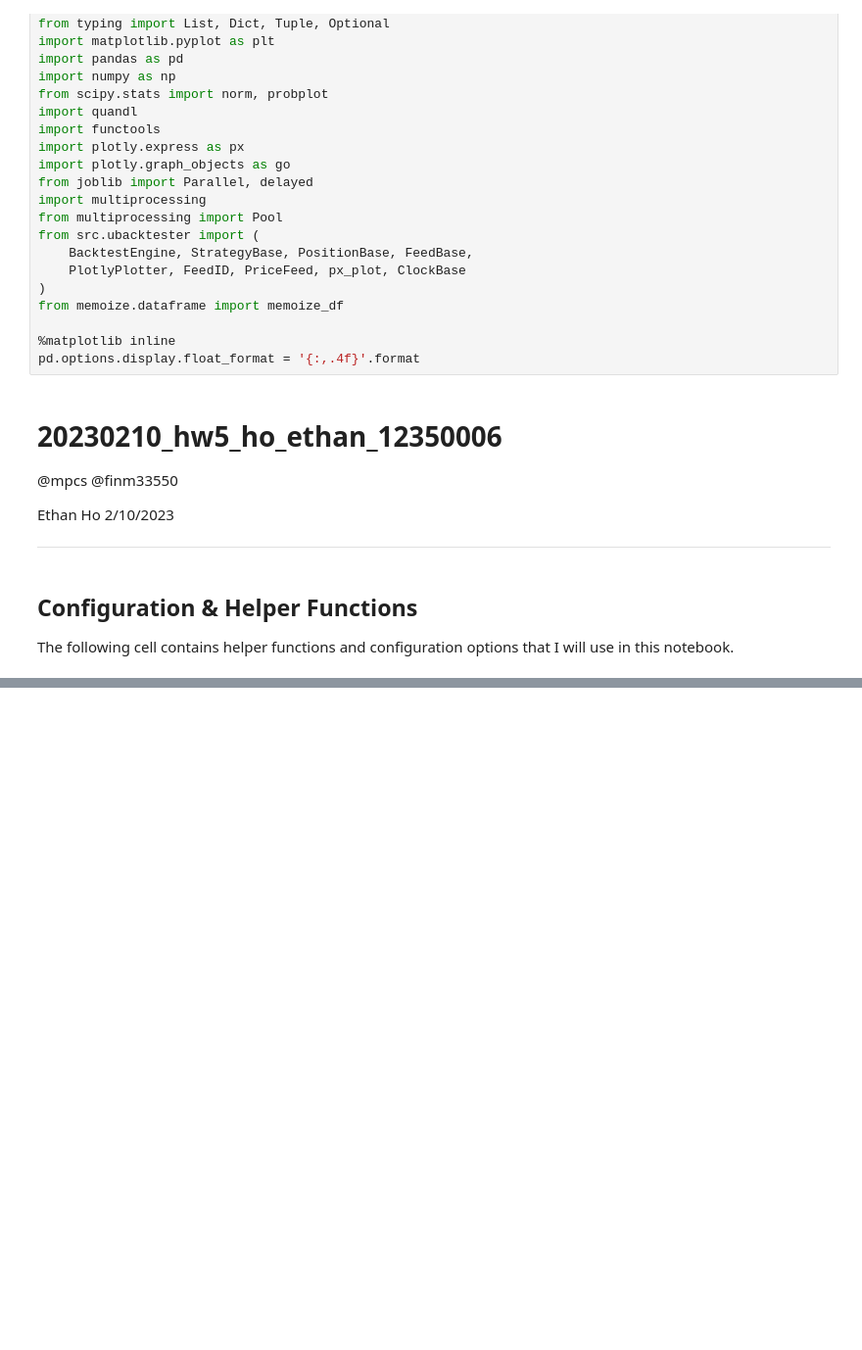
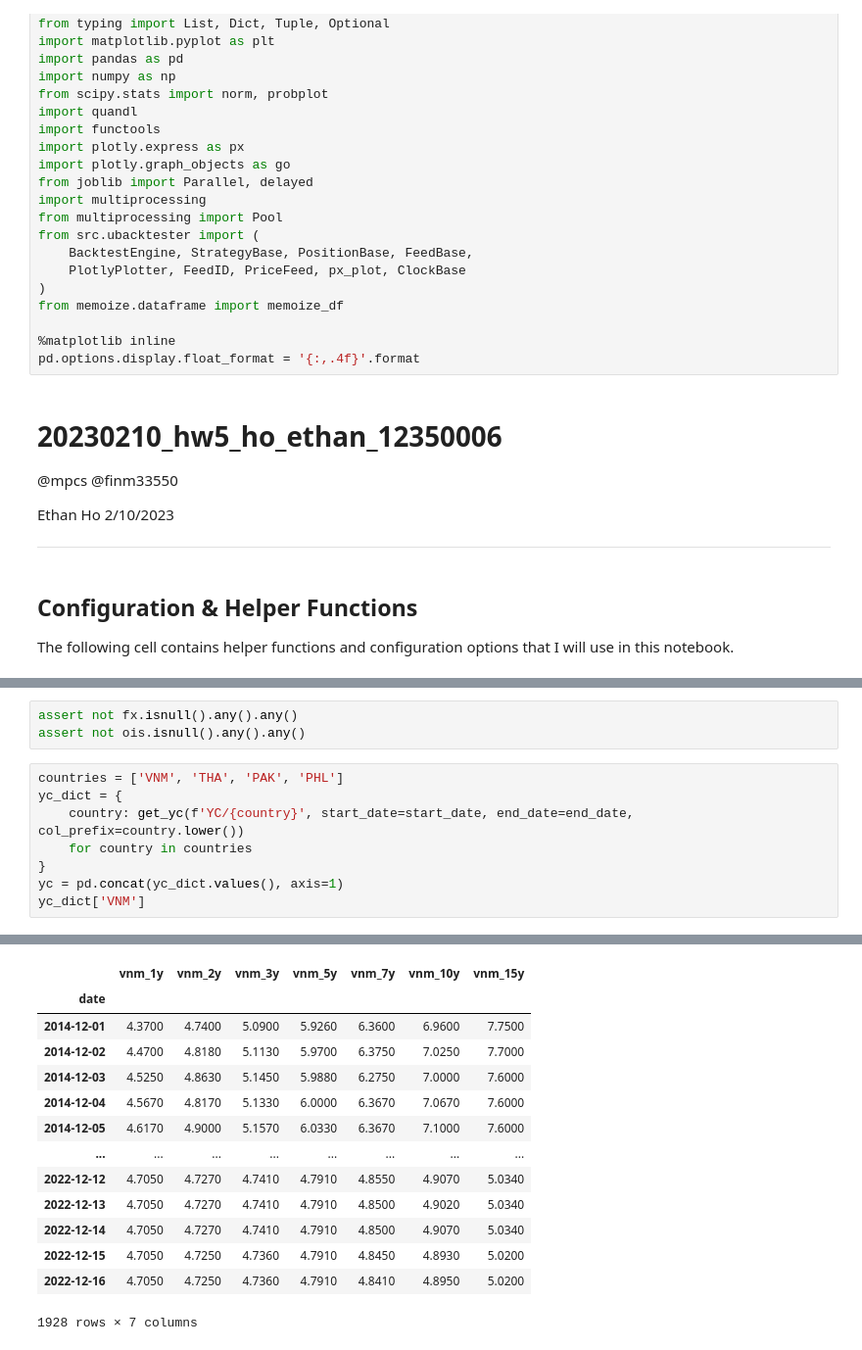
Before and after one commit to ethho/finm-33150, a Jupyter notebook: 20230210_hw5_ho_ethan_12350006.ipynb, the cells around one changed output, grey strips where cells are left out. Shown at 98% size. Saved outputs shown, nothing was run; the diff lists cells and outputs as text; blank space fills up the shorter version.

```diff
--- a/20230210_hw5_ho_ethan_12350006.ipynb
+++ b/20230210_hw5_ho_ethan_12350006.ipynb
@@ -123,0 +263,12 @@ def risk_free_rate(**kw) -> float:
+# %%
+assert not fx.isnull().any().any()
+assert not ois.isnull().any().any()
+# %%
+countries = ['VNM', 'THA', 'PAK', 'PHL']
+yc_dict = {
+    country: get_yc(f'YC/{country}', start_date=start_date, end_date=end_date, col_prefix=country.lower())
+    for country in countries
+}
+yc = pd.concat(yc_dict.values(), axis=1)
+yc_dict['VNM']
+# %% [output]
@@ -123,0 +283,14 @@ def risk_free_rate(**kw) -> float:
+|  | vnm_1y | vnm_2y | vnm_3y | vnm_5y | vnm_7y | vnm_10y | vnm_15y |
+| date |  |  |  |  |  |  |  |
+| 2014-12-01 | 4.3700 | 4.7400 | 5.0900 | 5.9260 | 6.3600 | 6.9600 | 7.7500 |
+| 2014-12-02 | 4.4700 | 4.8180 | 5.1130 | 5.9700 | 6.3750 | 7.0250 | 7.7000 |
+| 2014-12-03 | 4.5250 | 4.8630 | 5.1450 | 5.9880 | 6.2750 | 7.0000 | 7.6000 |
+| 2014-12-04 | 4.5670 | 4.8170 | 5.1330 | 6.0000 | 6.3670 | 7.0670 | 7.6000 |
+| 2014-12-05 | 4.6170 | 4.9000 | 5.1570 | 6.0330 | 6.3670 | 7.1000 | 7.6000 |
+| ... | ... | ... | ... | ... | ... | ... | ... |
+| 2022-12-12 | 4.7050 | 4.7270 | 4.7410 | 4.7910 | 4.8550 | 4.9070 | 5.0340 |
+| 2022-12-13 | 4.7050 | 4.7270 | 4.7410 | 4.7910 | 4.8500 | 4.9020 | 5.0340 |
+| 2022-12-14 | 4.7050 | 4.7270 | 4.7410 | 4.7910 | 4.8500 | 4.9070 | 5.0340 |
+| 2022-12-15 | 4.7050 | 4.7250 | 4.7360 | 4.7910 | 4.8450 | 4.8930 | 5.0200 |
+| 2022-12-16 | 4.7050 | 4.7250 | 4.7360 | 4.7910 | 4.8410 | 4.8950 | 5.0200 |
+1928 rows × 7 columns
```
Also changed, not shown: parts of 18 cells of this notebook.
